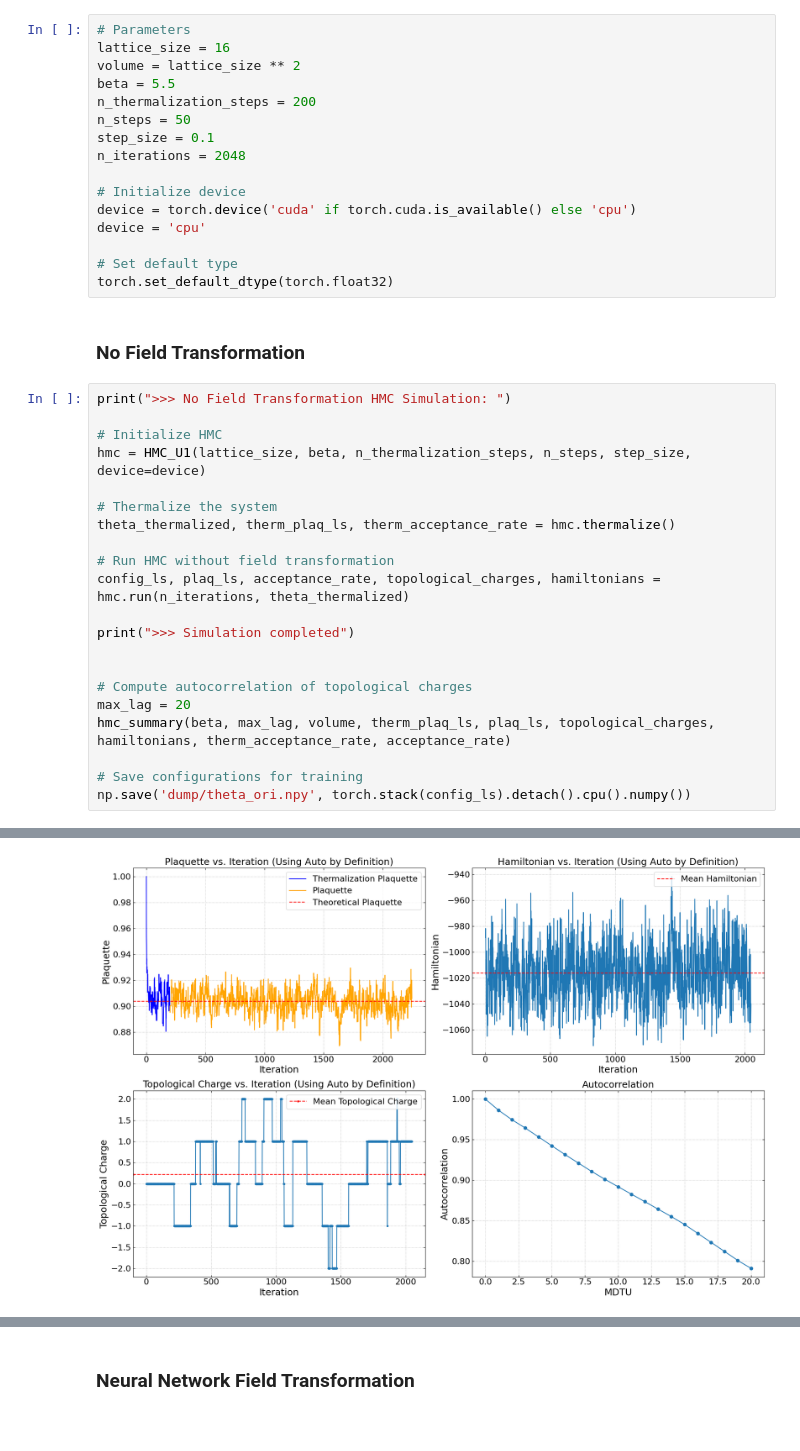
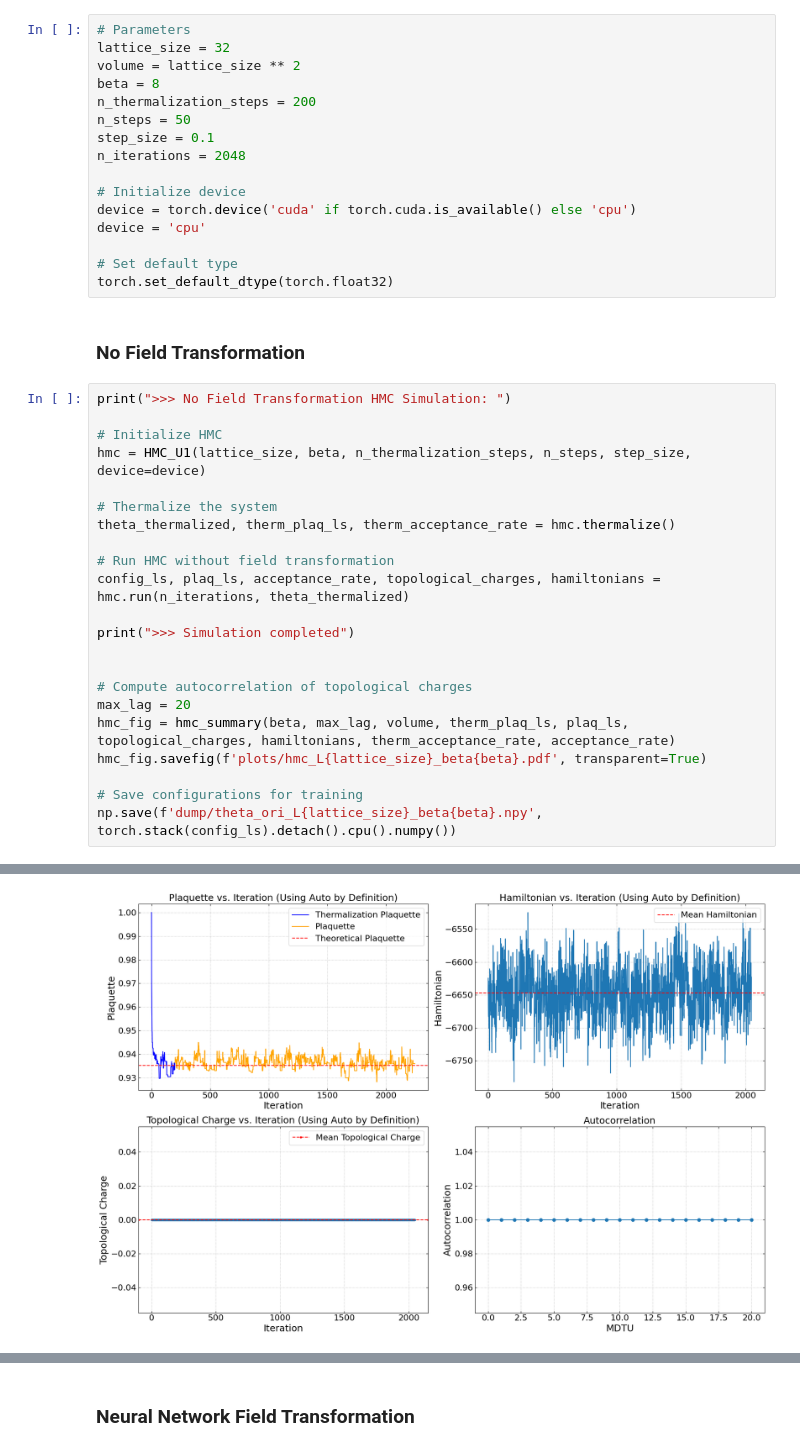
Before and after one commit to Greyyy-HJC/hmc_ft, a Jupyter notebook: 2d_u1_rep/main.ipynb, the cells around one changed output, grey strips where cells are left out. Drawn from its saved outputs; the diff is of its cells as text.

```diff
--- a/2d_u1_rep/main.ipynb
+++ b/2d_u1_rep/main.ipynb
@@ -7,9 +7,9 @@ from cnn_model import FieldTransformation
 from utils import hmc_summary
 # %%
 # Parameters
-lattice_size = 16
+lattice_size = 32
 volume = lattice_size ** 2
-beta = 5.5
+beta = 8
 n_thermalization_steps = 200
 n_steps = 50
 step_size = 0.1
@@ -26,25 +26,26 @@ torch.set_default_dtype(torch.float32)
 # %%
 print(">>> No Field Transformation HMC Simulation: ")
 
 # Initialize HMC
 hmc = HMC_U1(lattice_size, beta, n_thermalization_steps, n_steps, step_size, device=device)
 
 # Thermalize the system
 theta_thermalized, therm_plaq_ls, therm_acceptance_rate = hmc.thermalize()
 
 # Run HMC without field transformation
 config_ls, plaq_ls, acceptance_rate, topological_charges, hamiltonians = hmc.run(n_iterations, theta_thermalized)
 
 print(">>> Simulation completed")
 
 
 # Compute autocorrelation of topological charges
 max_lag = 20
-hmc_summary(beta, max_lag, volume, therm_plaq_ls, plaq_ls, topological_charges, hamiltonians, therm_acceptance_rate, acceptance_rate)
+hmc_fig = hmc_summary(beta, max_lag, volume, therm_plaq_ls, plaq_ls, topological_charges, hamiltonians, therm_acceptance_rate, acceptance_rate)
+hmc_fig.savefig(f'plots/hmc_L{lattice_size}_beta{beta}.pdf', transparent=True)
 
 # Save configurations for training
-np.save('dump/theta_ori.npy', torch.stack(config_ls).detach().cpu().numpy())
+np.save(f'dump/theta_ori_L{lattice_size}_beta{beta}.npy', torch.stack(config_ls).detach().cpu().numpy())
 # %% [output]
 >>> No Field Transformation HMC Simulation:
 >>> Simulation completed
-[figure, old version]
+[figure, new version]
```
Also changed, not shown: parts of 2 cells of this notebook, 14 other files.
